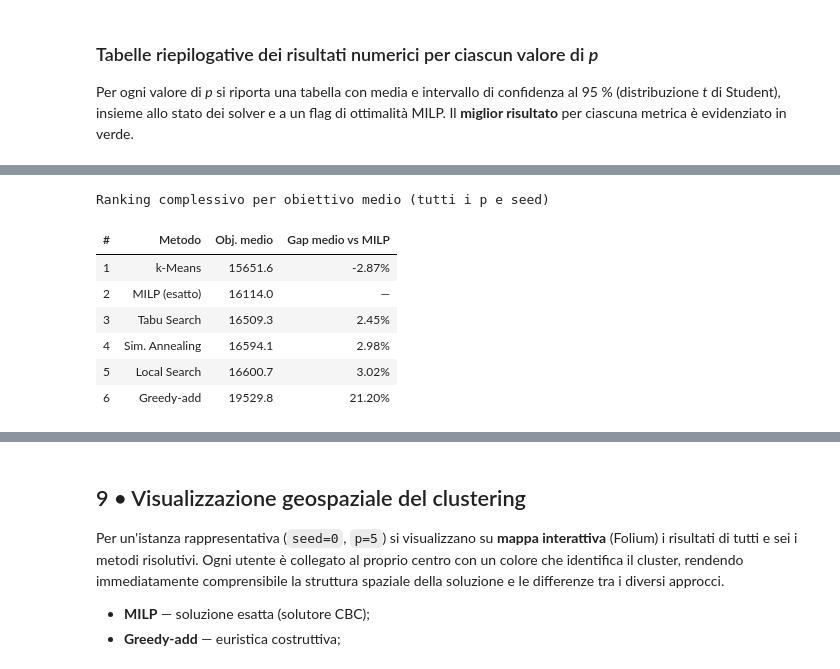
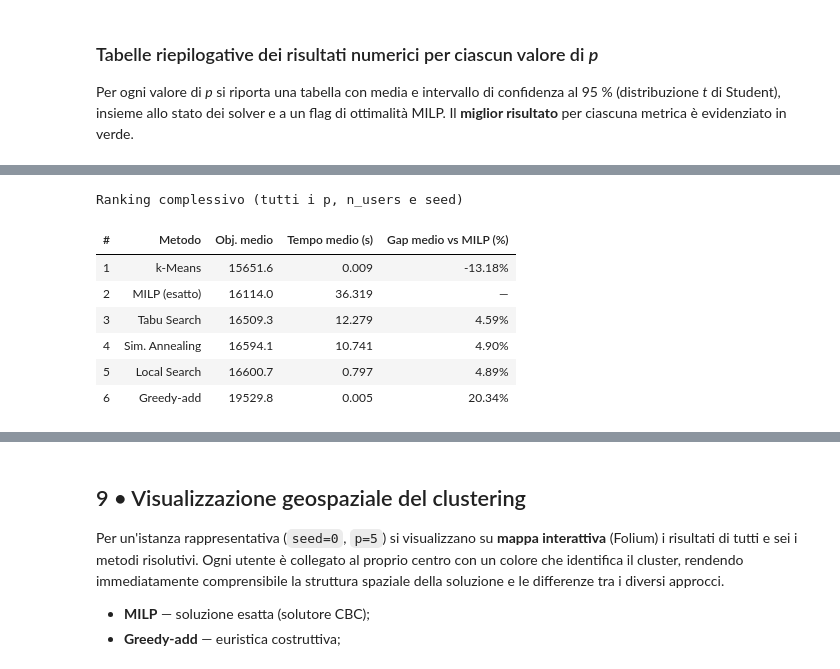
Before and after one commit to Leonard2310/pop-capacitated-pmedian, a Jupyter notebook: experiments.ipynb, the cells around one changed output, grey strips where cells are left out. Cells and saved outputs as stored; diff of their text form; code cells hidden in the pictures.

Commit message:
enanching explainability and fix mean gap formula

```diff
--- a/experiments.ipynb
+++ b/experiments.ipynb
@@ -1293,19 +1340,19 @@ for p_val in sorted(results_df['p'].unique()):
     _table_rows = []
     for m in METHOD_STYLE:
         sub = results_df[(results_df['method'] == m) & (results_df['p'] == p_val)]
-        status_counts = sub['status'].dropna().astype(str).value_counts()
-        status_text = ', '.join(f'{k}:{v}' for k, v in status_counts.items()) if not status_counts.empty else 'n/a'
+        status_values = sorted(sub['status'].dropna().astype(str).unique())
+        status_text = ', '.join(status_values) if status_values else 'n/a'
         if m == 'milp':
             n_opt = int((sub['status'] == 'Optimal').sum())
             n_tot = int(len(sub))
             if n_tot == 0:
                 milp_opt_flag = 'n/a'
             elif n_opt == n_tot:
-                milp_opt_flag = f'Si ({n_opt}/{n_tot})'
+                milp_opt_flag = 'Si'
             elif n_opt > 0:
-                milp_opt_flag = f'Parziale ({n_opt}/{n_tot})'
+                milp_opt_flag = 'Parziale'
             else:
-                milp_opt_flag = f'No (0/{n_tot})'
+                milp_opt_flag = 'No'
         else:
             milp_opt_flag = '—'
         row = {
@@ -1425,49 +1472,59 @@ Risultati per p = 15 — media ± IC 95 %
 # %%
 # ── Ranking complessivo per obiettivo medio ────────────────────────
 valid_results = results_df[np.isfinite(results_df['objective'])].copy()
+
 all_mean = valid_results.groupby('method').agg(
     obj_mean=('objective', 'mean'),
     dist_mean=('max_distance_km', 'mean'),
     time_mean=('runtime', 'mean'),
 )
-milp_opt = valid_results[(valid_results['method'] == 'milp') & (valid_results['status'] == 'Optimal')]
-milp_avg_obj = milp_opt['objective'].mean() if not milp_opt.empty else float('nan')
+
+# Riferimento MILP per istanza (n_users, p, seed)
+milp_ref = valid_results[valid_results['method'] == 'milp'][['n_users', 'p', 'seed', 'objective']].rename(
+    columns={'objective': 'milp_obj'}
+)
+cmp = valid_results.merge(milp_ref, on=['n_users', 'p', 'seed'], how='left')
+cmp['gap_vs_milp_pct'] = (cmp['objective'] - cmp['milp_obj']) / cmp['milp_obj'] * 100
+
+# Gap medio per istanza (metrica usata nel ranking)
+gap_mean_instance = cmp.groupby('method')['gap_vs_milp_pct'].mean()
 
 ranking = all_mean['obj_mean'].sort_values()
 _rank_rows = []
-for rank, (m, val) in enumerate(ranking.items(), 1):
-    if m == 'milp':
-        gap_display = '—'
-    elif np.isfinite(milp_avg_obj) and milp_avg_obj > 0:
-        gap_display = f'{(val - milp_avg_obj)/milp_avg_obj*100:.2f}%'
-    else:
-        gap_display = 'n/a (MILP non ottimo)'
+for rank, m in enumerate(ranking.index, 1):
     _rank_rows.append({
         '#': rank,
         'Metodo': METHOD_STYLE[m]['label'],
-        'Obj. medio': f'{val:.1f}',
-        'Gap medio vs MILP': gap_display,
+        'Obj. medio': float(all_mean.loc[m, 'obj_mean']),
+        'Tempo medio (s)': float(all_mean.loc[m, 'time_mean']),
+        'Gap medio vs MILP (%)': (np.nan if m == 'milp' else float(gap_mean_instance.get(m, np.nan))),
     })
 
 _df_rank = pd.DataFrame(_rank_rows)
 
 styled = (_df_rank.style
           .hide(axis='index')
-          .set_caption('Ranking complessivo per obiettivo medio (tutti i p e seed)')
+          .set_caption('Ranking complessivo (tutti i p, n_users e seed)')
           .set_table_styles([
               {'selector': 'caption', 'props': [('font-weight', 'bold'), ('font-size', '14px'),
                                                  ('margin-bottom', '8px'), ('color', '#e0e0e0')]},
               {'selector': 'th', 'props': [('background-color', '#2d2d2d'), ('color', '#e0e0e0')]},
               {'selector': 'td', 'props': [('text-align', 'center'), ('color', '#d0d0d0'),
                                             ('background-color', '#1e1e1e')]},
-          ]))
+          ])
+          .format({
+              'Obj. medio': '{:.1f}',
+              'Tempo medio (s)': '{:.3f}',
+              'Gap medio vs MILP (%)': lambda x: '—' if pd.isna(x) else f'{x:.2f}%',
+          }))
+
 display(styled)
 # %% [output]
-Ranking complessivo per obiettivo medio (tutti i p e seed)
+Ranking complessivo (tutti i p, n_users e seed)
-| # | Metodo | Obj. medio | Gap medio vs MILP |
-| 1 | k-Means | 15651.6 | -2.87% |
-| 2 | MILP (esatto) | 16114.0 | — |
-| 3 | Tabu Search | 16509.3 | 2.45% |
-| 4 | Sim. Annealing | 16594.1 | 2.98% |
-| 5 | Local Search | 16600.7 | 3.02% |
-| 6 | Greedy-add | 19529.8 | 21.20% |
+| # | Metodo | Obj. medio | Tempo medio (s) | Gap medio vs MILP (%) |
+| 1 | k-Means | 15651.6 | 0.009 | -13.18% |
+| 2 | MILP (esatto) | 16114.0 | 36.319 | — |
+| 3 | Tabu Search | 16509.3 | 12.279 | 4.59% |
+| 4 | Sim. Annealing | 16594.1 | 10.741 | 4.90% |
+| 5 | Local Search | 16600.7 | 0.797 | 4.89% |
+| 6 | Greedy-add | 19529.8 | 0.005 | 20.34% |
```
Also changed, not shown: parts of 9 cells of this notebook, 2 other files.
